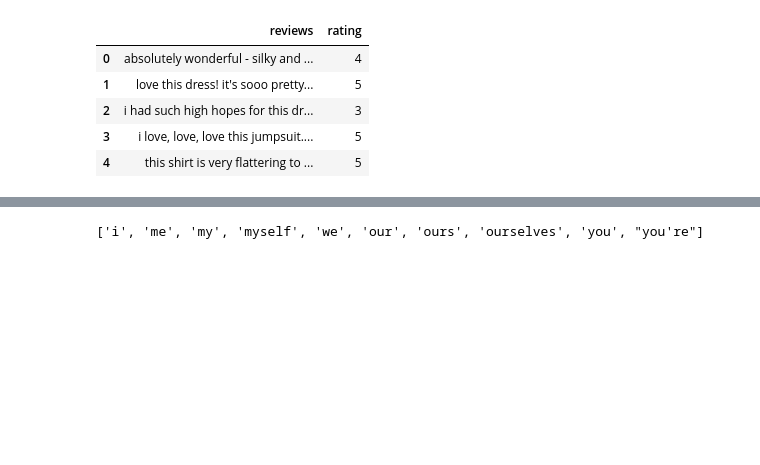
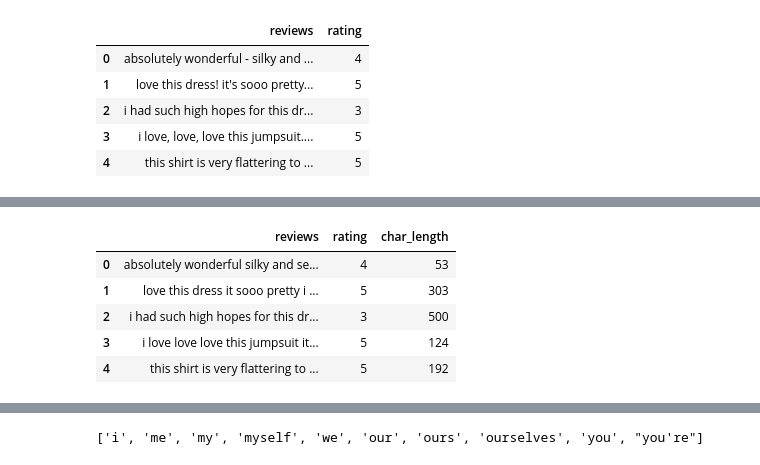
Before and after one commit to Shahibhuwan/Sentiment-analysis-in-python, a Jupyter notebook: take3.ipynb, the cells around one changed output, grey strips where cells are left out. Cells and saved outputs as stored; diff of their text form; code cells hidden in the pictures; blank space fills up the shorter version.

```diff
--- a/take3.ipynb
+++ b/take3.ipynb
@@ -37,0 +85,9 @@ df.head()
+# %%
+df.head()
+# %% [output]
+|  | reviews | rating | char_length |
+| 0 | absolutely wonderful silky and se... | 4 | 53 |
+| 1 | love this dress it sooo pretty i ... | 5 | 303 |
+| 2 | i had such high hopes for this dr... | 3 | 500 |
+| 3 | i love love love this jumpsuit it... | 5 | 124 |
+| 4 | this shirt is very flattering to ... | 5 | 192 |
```
Also changed, not shown: parts of 42 cells of this notebook.
